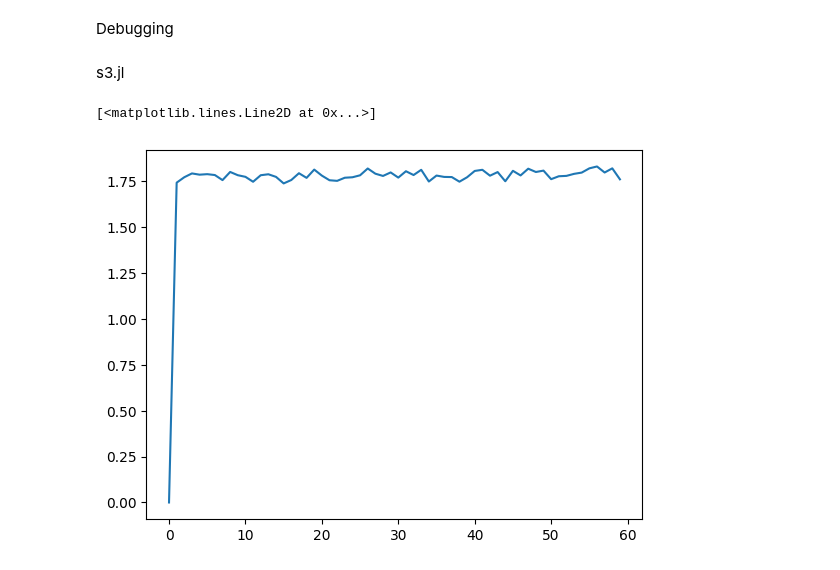
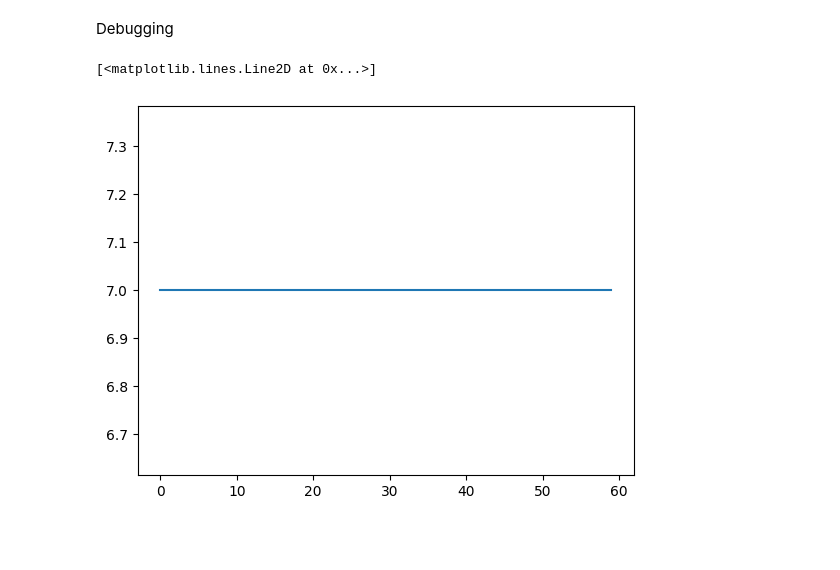
Before and after one commit to uditvarma/s3, a Jupyter notebook: testing.ipynb, the cells around one changed output. Cells and saved outputs as stored; diff of their text form; code cells hidden in the pictures; blank space fills up the shorter version.

```diff
--- a/testing.ipynb
+++ b/testing.ipynb
@@ -39,11 +39,8 @@ for L in [5, 6]:
 # %% [markdown]
 Debugging
-# %% [markdown]
-s3.jl
 # %%
-data = np.load("/Users/uditvarma/Documents/s3_data/mean_hc/Emean_L6,T60.0,dt1.0,p0.3_hc.npy")
+data = np.load("/Users/uditvarma/Documents/s3_data/mean_qnvn/Emean_L7,T60.0,dt1.0,p0.0_qnv.npy")
+plt.plot(data)
+# %% [output]
+[<matplotlib.lines.Line2D at 0x...>]
+[figure, added]
-# %%
-plt.plot(data)
-# %% [output]
-[<matplotlib.lines.Line2D at 0x...>]
-[figure, removed]
```
Also changed, not shown: parts of 24 cells of this notebook, 26 other files.
